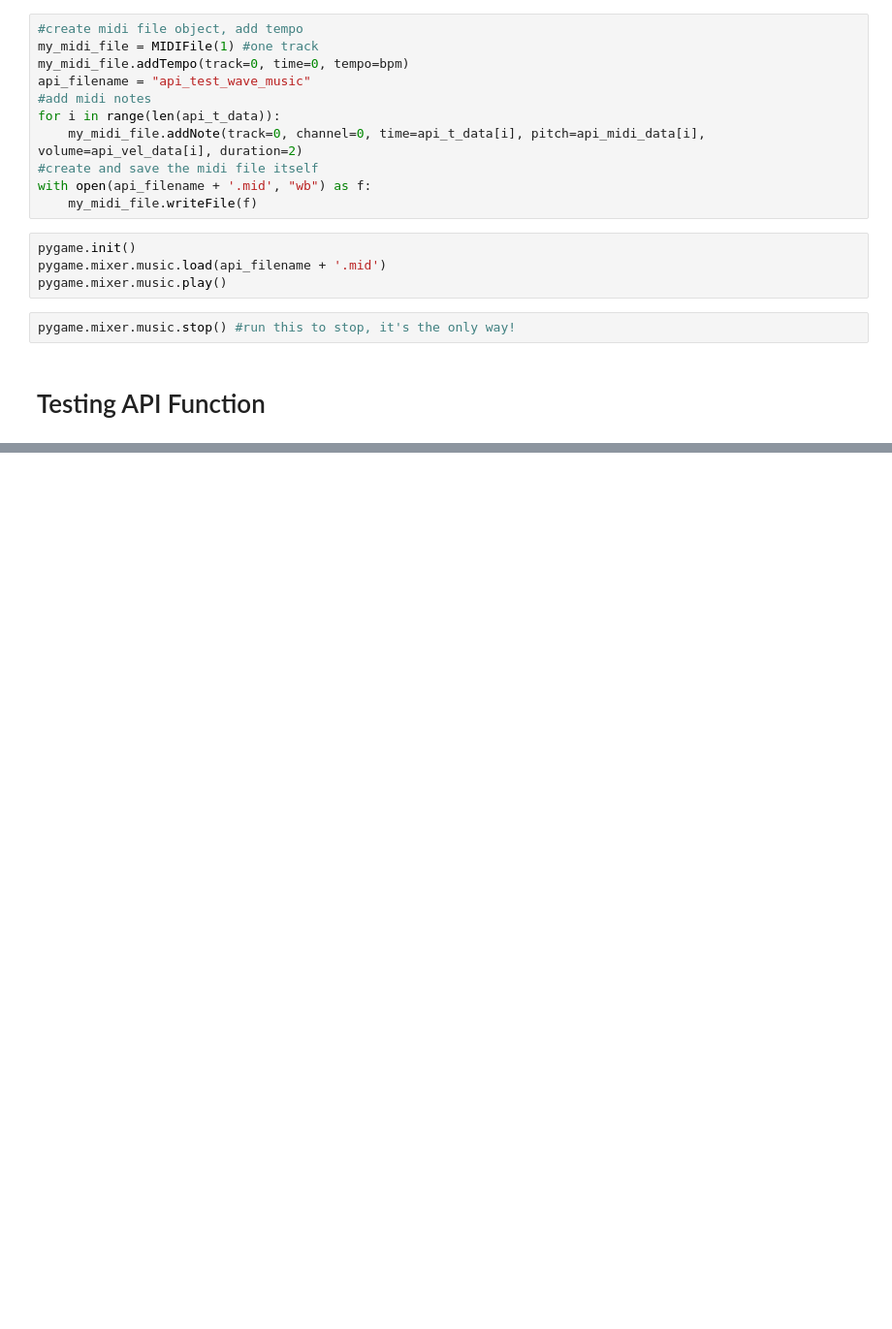
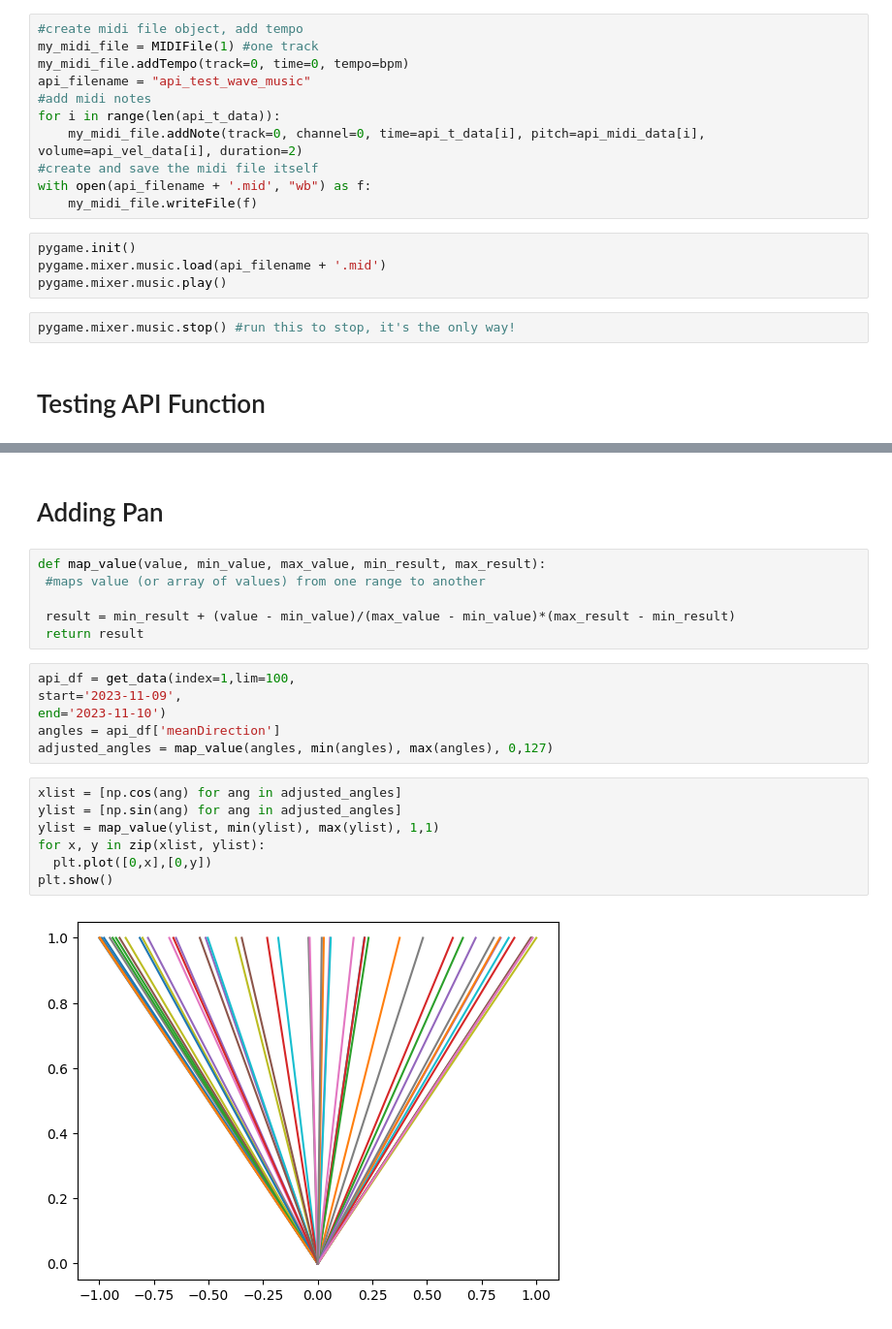
Before and after one commit to bbla1681/InnovationCenterSonification, a Jupyter notebook: wave_to_midi.ipynb, the cells around one changed output, grey strips where cells are left out. Shown at 97% size. Saved outputs shown, nothing was run; the diff lists cells and outputs as text; blank space fills up the shorter version.

Commit message:
Adding Function to add panning from directional data

```diff
--- a/wave_to_midi.ipynb
+++ b/wave_to_midi.ipynb
@@ -362,0 +357,23 @@ api_df = api_to_midi(start, end, filename, note_column, velocity_column, time_co
+# %% [markdown]
+# Adding Pan
+# %%
+def map_value(value, min_value, max_value, min_result, max_result):
+ #maps value (or array of values) from one range to another
+
+ result = min_result + (value - min_value)/(max_value - min_value)*(max_result - min_result)
+ return result
+# %%
+api_df = get_data(index=1,lim=100,
+start='2023-11-09',
+end='2023-11-10')
+angles = api_df['meanDirection']
+adjusted_angles = map_value(angles, min(angles), max(angles), 0,127)
+# %%
+xlist = [np.cos(ang) for ang in adjusted_angles]
+ylist = [np.sin(ang) for ang in adjusted_angles]
+ylist = map_value(ylist, min(ylist), max(ylist), 1,1)
+for x, y in zip(xlist, ylist):
+  plt.plot([0,x],[0,y])
+plt.show()
+# %% [output]
+[figure, added]
```
Also changed, not shown: parts of 7 cells of this notebook, 5 other files.
